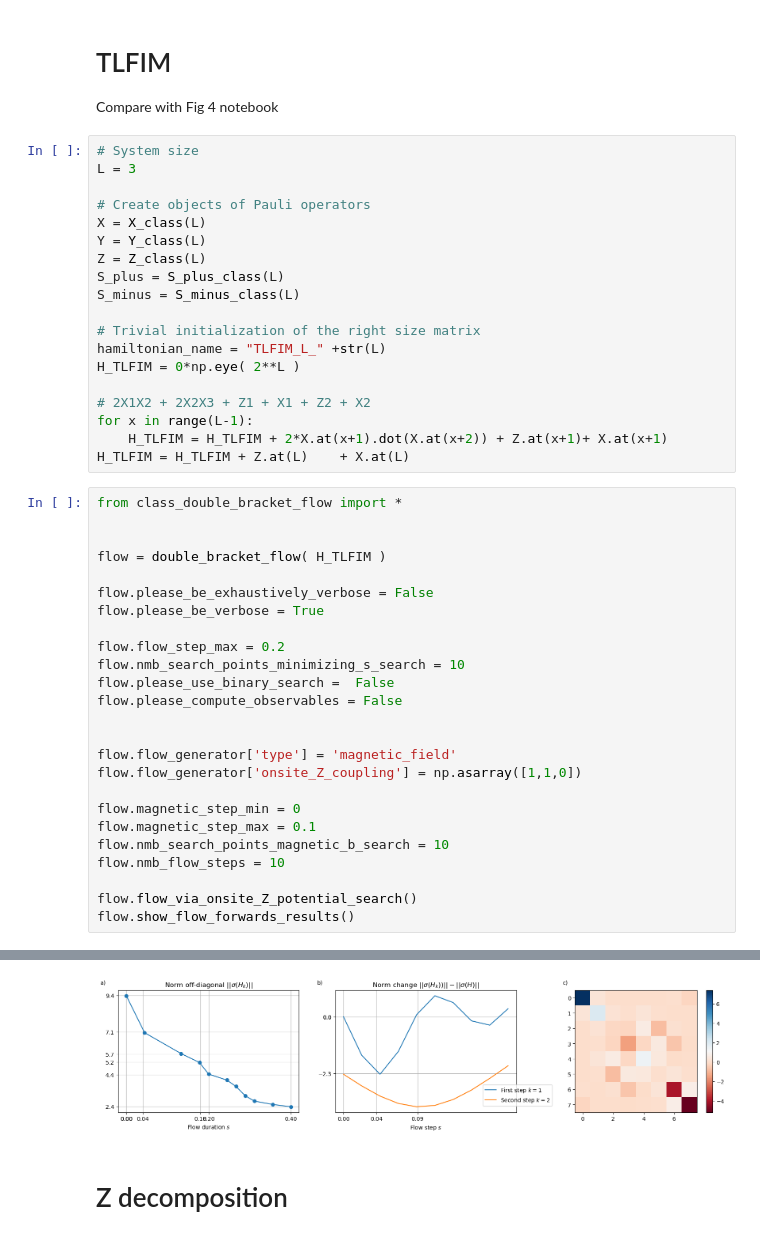
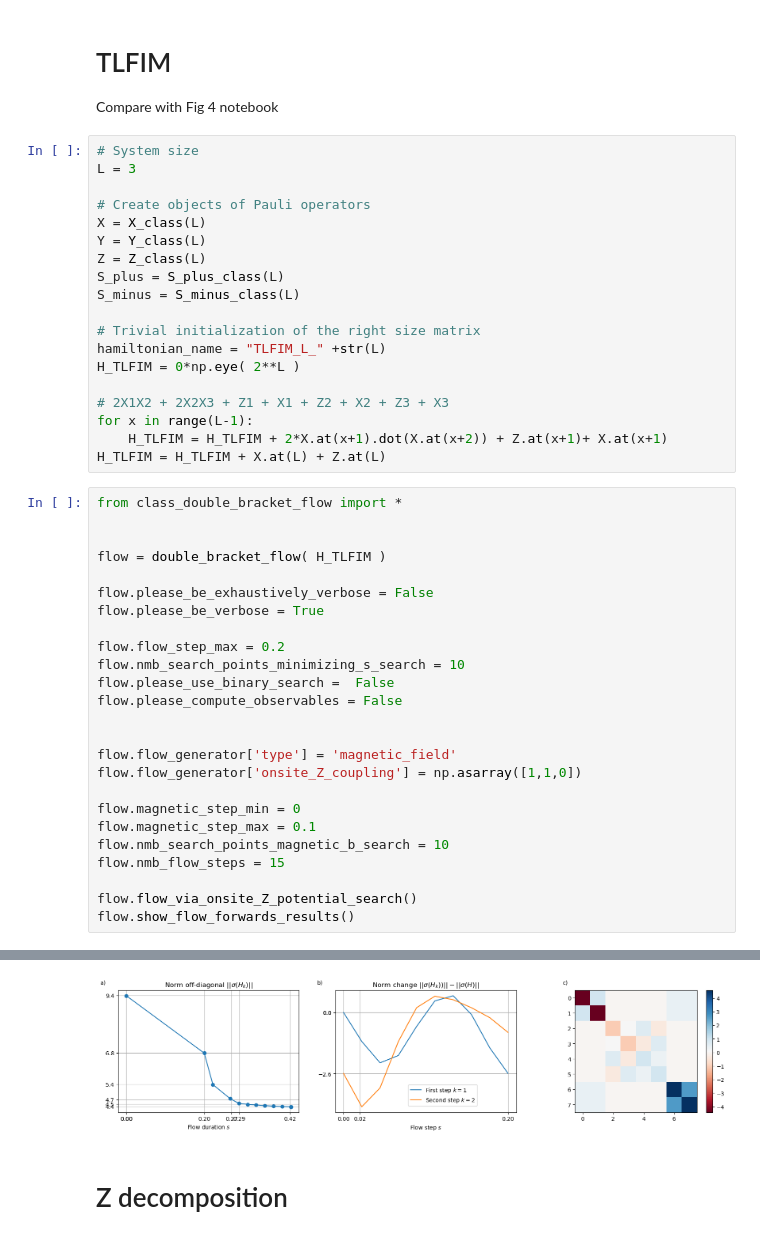
Before and after one commit to marekgluza/double_bracket_flow_as_a_diagonalization_quantum_algorithm, a Jupyter notebook: DBF_onsite_Z.ipynb, the cells around one changed output, grey strips where cells are left out. Cells and saved outputs as stored; diff of their text form.

```diff
--- a/DBF_onsite_Z.ipynb
+++ b/DBF_onsite_Z.ipynb
@@ -144,10 +144,10 @@ S_minus = S_minus_class(L)
 hamiltonian_name = "TLFIM_L_" +str(L)
 H_TLFIM = 0*np.eye( 2**L )
 
-# 2X1X2 + 2X2X3 + Z1 + X1 + Z2 + X2
+# 2X1X2 + 2X2X3 + Z1 + X1 + Z2 + X2 + Z3 + X3
 for x in range(L-1):
     H_TLFIM = H_TLFIM + 2*X.at(x+1).dot(X.at(x+2)) + Z.at(x+1)+ X.at(x+1)
-H_TLFIM = H_TLFIM + Z.at(L)    + X.at(L)
+H_TLFIM = H_TLFIM + X.at(L) + Z.at(L)
 # %%
 from class_double_bracket_flow import *
 
@@ -169,7 +169,7 @@ flow.flow_generator['onsite_Z_coupling'] = np.asarray([1,1,0])
 flow.magnetic_step_min = 0
 flow.magnetic_step_max = 0.1
 flow.nmb_search_points_magnetic_b_search = 10
-flow.nmb_flow_steps = 10
+flow.nmb_flow_steps = 15
 
 flow.flow_via_onsite_Z_potential_search()
 flow.show_flow_forwards_results()
@@ -194,4 +194,4 @@ For step 10 , the minimum norm found 2.373324533588407 with magnetic field B =
-[figure, old version]
+[figure, new version]
 # %% [markdown]
 # Z decomposition
 # %%
```
Also changed, not shown: parts of 5 cells of this notebook, 1 other file.
